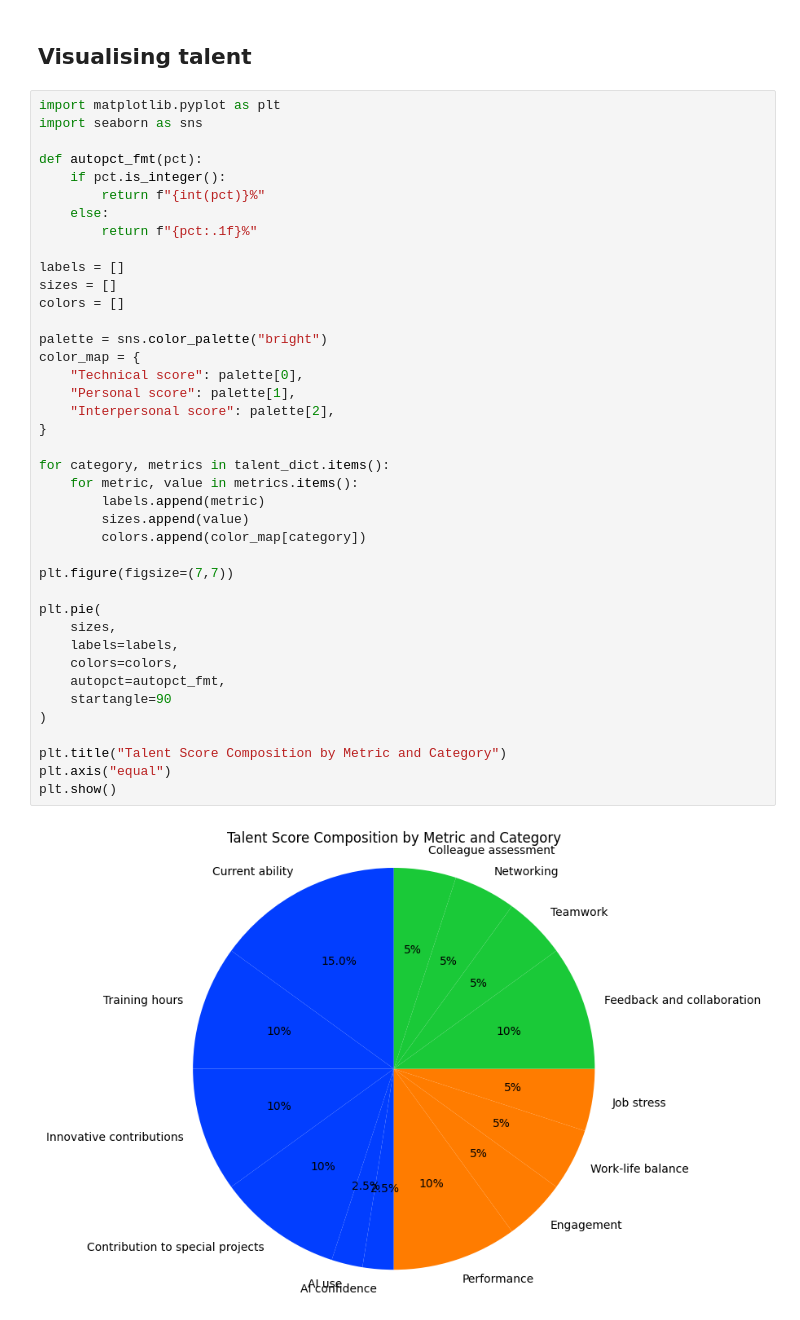
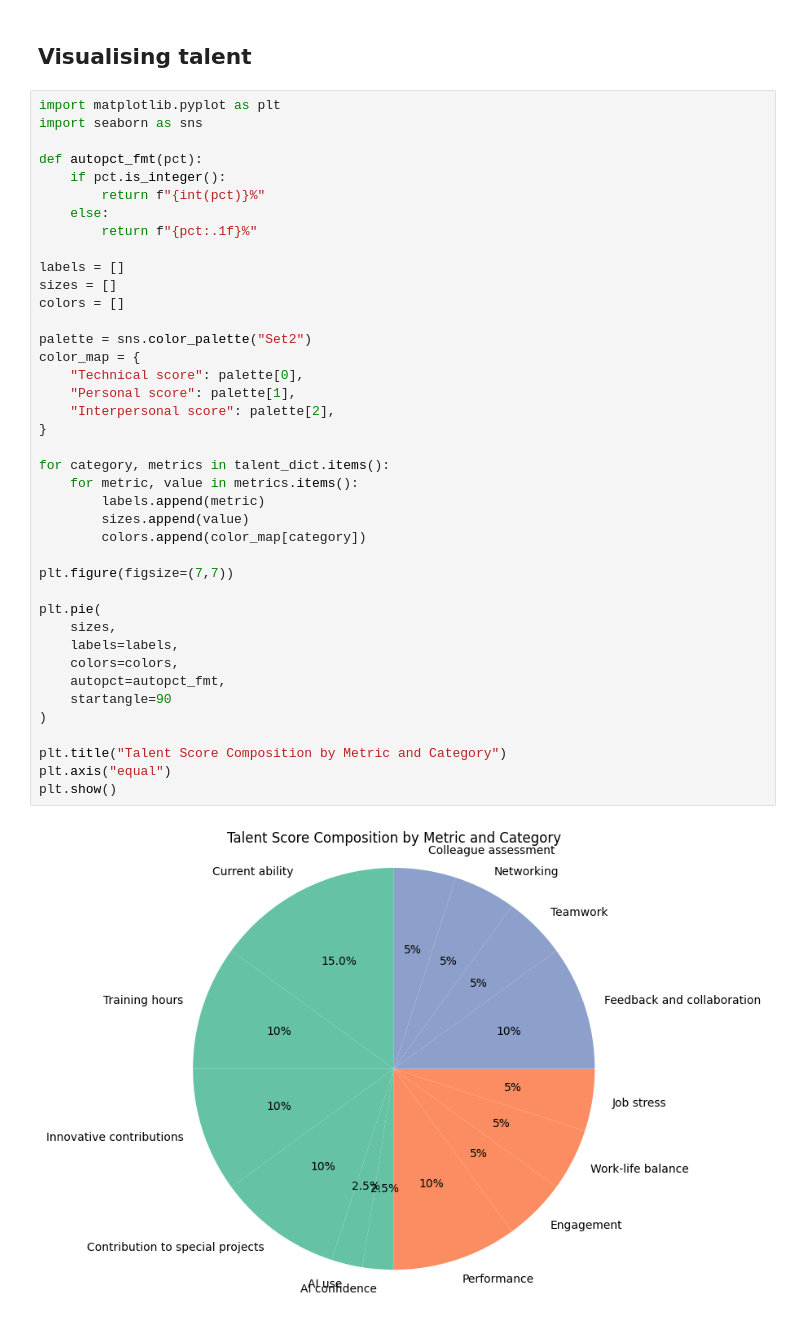
Before and after one commit to DovydasVe/HR_analytics_protecting_talent, a Jupyter notebook: Talent_analysis.ipynb, the cells around one changed output. Drawn from its saved outputs; the diff is of its cells as text.

```diff
--- a/Talent_analysis.ipynb
+++ b/Talent_analysis.ipynb
@@ -78,32 +78,32 @@ def autopct_fmt(pct):
 labels = []
 sizes = []
 colors = []
 
-palette = sns.color_palette("bright")
+palette = sns.color_palette("Set2")
 color_map = {
     "Technical score": palette[0],
     "Personal score": palette[1],
     "Interpersonal score": palette[2],
 }
 
 for category, metrics in talent_dict.items():
     for metric, value in metrics.items():
         labels.append(metric)
         sizes.append(value)
         colors.append(color_map[category])
 
 plt.figure(figsize=(7,7))
 
 plt.pie(
     sizes,
     labels=labels,
     colors=colors,
     autopct=autopct_fmt,
     startangle=90
 )
 
 plt.title("Talent Score Composition by Metric and Category")
 plt.axis("equal")
 plt.show()
 # %% [output]
-[figure, old version]
+[figure, new version]
```
